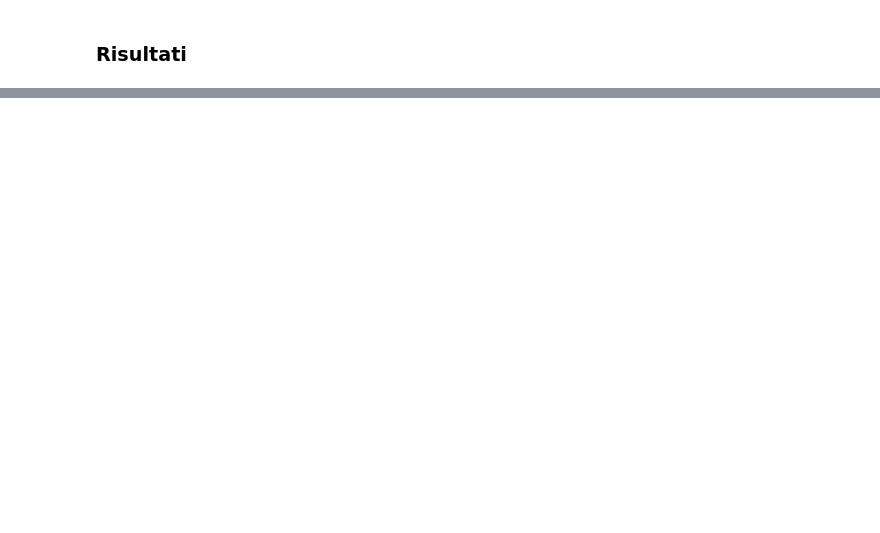
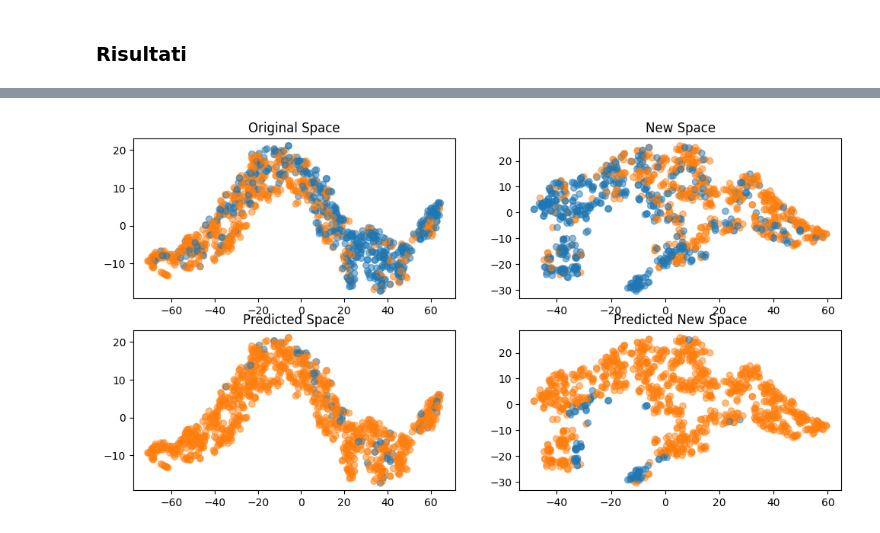
Before and after one commit to Berack96/upo-AIContrastive, a Jupyter notebook: src/chexnet/training_contrastive.ipynb, the cells around one changed output, grey strips where cells are left out. Drawn from its saved outputs; the diff is of its cells as text; code cells hidden in the pictures; blank space fills up the shorter version.

```diff
--- a/src/chexnet/training_contrastive.ipynb
+++ b/src/chexnet/training_contrastive.ipynb
@@ -233,39 +290,47 @@ plt.show()
 from sklearn.manifold import TSNE as dim_reduction
 #from sklearn.decomposition import PCA as dim_reduction
 classifier = models.load_model(classifier_path)
+best_siamese = models.load_model(model_save_path)
+correction = best_siamese.get_layer('correction')
+
+# Choose the dataset to use for visualization
+dataset_x = x_test
+dataset_y = y_test
 
 # Get sample batch
-indices = np.random.choice(len(x_test), 1000, replace=False)
-embedded_true = x_test[indices]
+indices = np.random.choice(len(dataset_x), 1000, replace=False)
+embedded_true = dataset_x[indices]
 embedded_new = correction.predict(embedded_true, verbose=0)
-labels_true = y_test[indices]
-labels_pred = classifier.predict(embedded_true, verbose=0)
+labels_true = dataset_y[indices]
+labels_pred = np.argmax(classifier.predict(embedded_true, verbose=0), axis=1)
 labels_new = np.argmax(classifier.predict(embedded_new, verbose=0), axis=1)
 
 # Get low-dimensional Embeddings
 h_embedded_true = dim_reduction(n_components=2).fit_transform(embedded_true)
 h_embedded_new = dim_reduction(n_components=2).fit_transform(embedded_new)
 
 # Plot
 total_classes = len(np.unique(labels_true))
 colors = list(plt.cm.tab10.colors[:total_classes])
 colors_true = [colors[i] for i in labels_true]
 colors_pred = [colors[i] for i in labels_pred]
 colors_new = [colors[i] for i in labels_new]
 
 spaces = [
     (h_embedded_true, colors_true, 'Original Space'),
     (h_embedded_new, colors_true, 'New Space'),
     (h_embedded_true, colors_pred, 'Predicted Space'),
     (h_embedded_new, colors_new, 'Predicted New Space')
 ]
 
 plt.figure(figsize=(12, 6))
 for i, (h, colors, title) in enumerate(spaces):
     plt.subplot(2, 2, i + 1)
     plt.scatter(h[:,0], h[:,1], alpha=0.5, c=colors)
     plt.title(title)
 plt.show()
+# %% [output]
+[figure, added]
 # %%
 all_datasets = []
 all_datasets.append([
```
Also changed, not shown: parts of 11 cells of this notebook, 2 other files.
